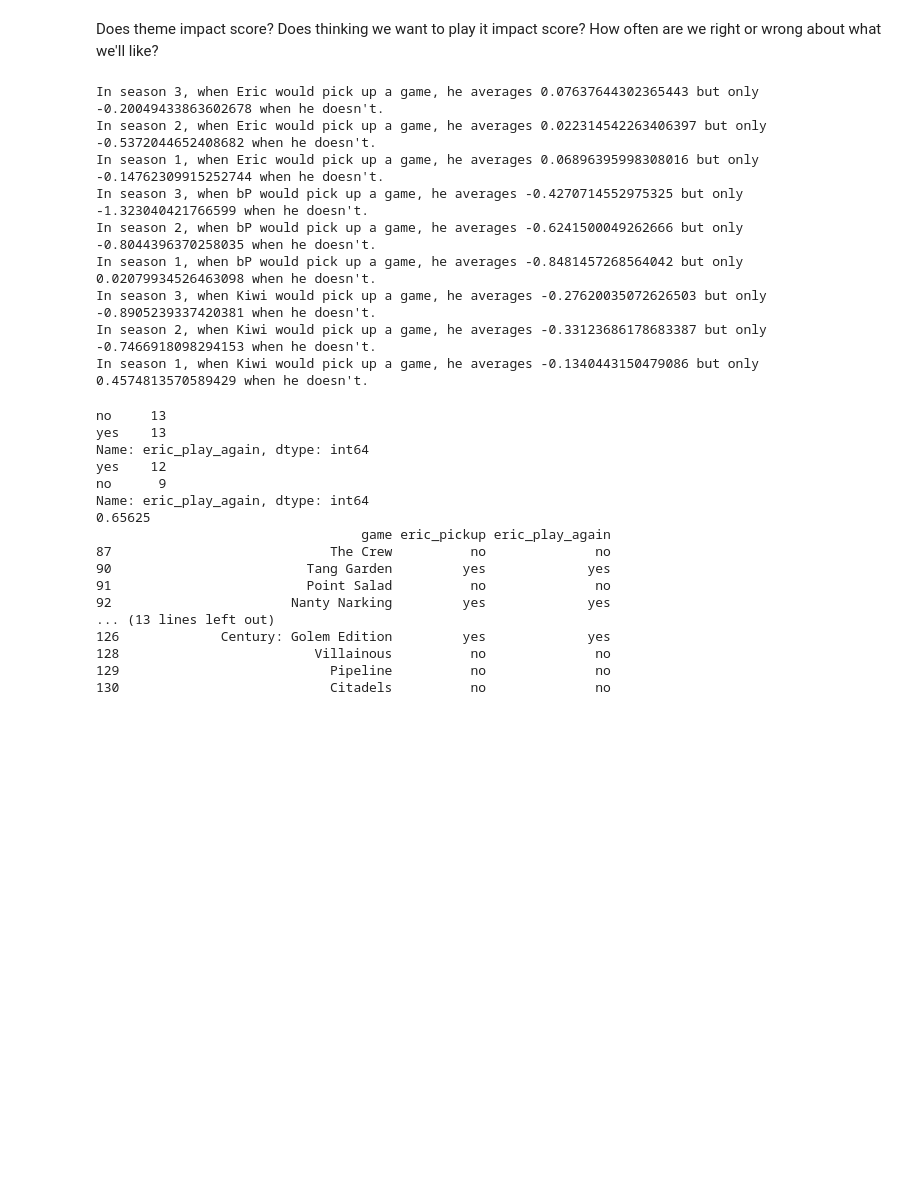
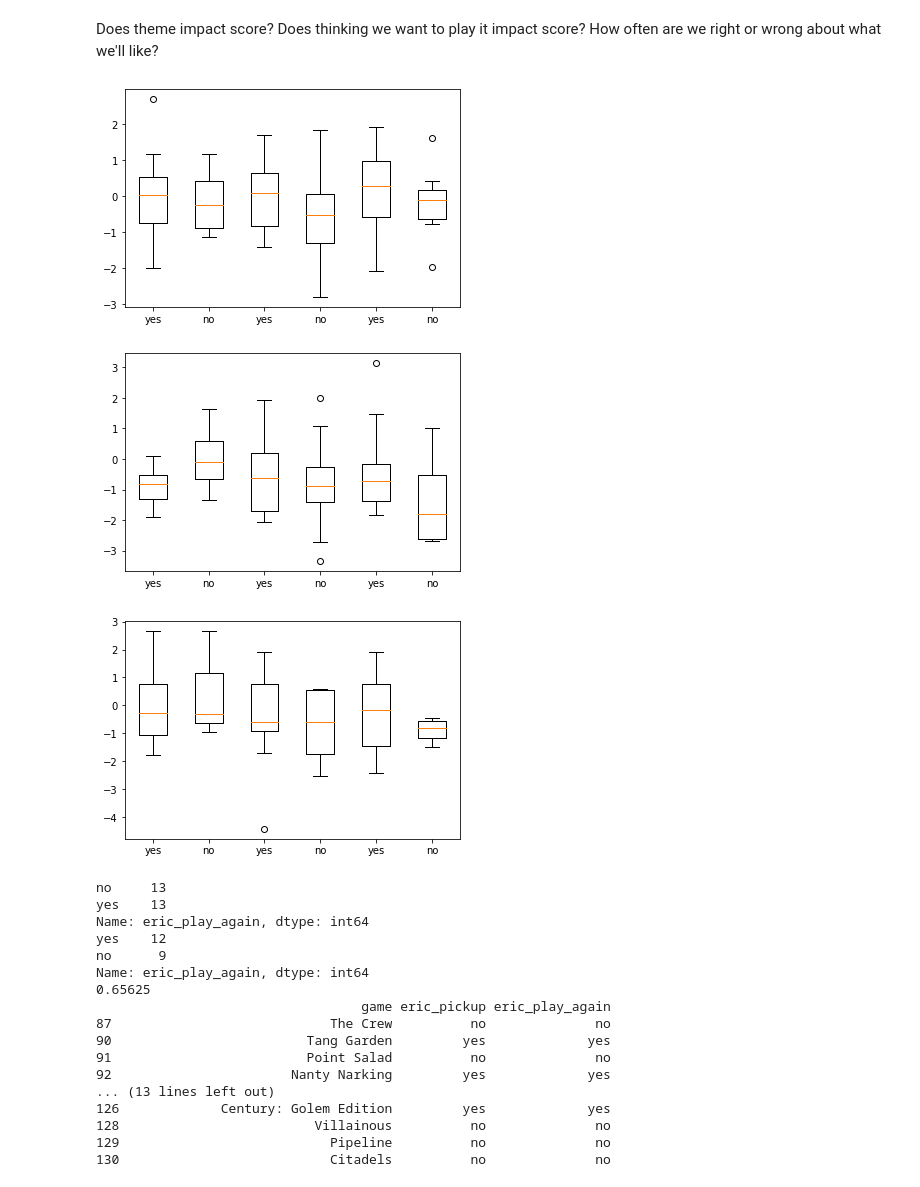
Before and after one commit to PNJaenichen/PNJaenichen.github.io, a Jupyter notebook: projects/firstTurnData/FTDataAnalysis.ipynb, the cells around one changed output. Drawn from its saved outputs; the diff is of its cells as text; code cells hidden in the pictures; blank space fills up the shorter version.

Commit message:
started exploration of scores based on wanting to play

```diff
--- a/projects/firstTurnData/FTDataAnalysis.ipynb
+++ b/projects/firstTurnData/FTDataAnalysis.ipynb
@@ -245,26 +245,40 @@ plt.show()
 Does theme impact score?
 Does thinking we want to play it impact score?
 How often are we right or wrong about what we'll like?
-# %%
-print(f"In season 3, when Eric would pick up a game, he averages {season_three[season_three['eric_pickup'] == 'yes']['eric_score_adjusted'].mean()} but only {season_three[season_three['eric_pickup'] == 'no']['eric_score_adjusted'].mean()} when he doesn't.")
-print(f"In season 2, when Eric would pick up a game, he averages {season_two[season_two['eric_pickup'] == 'yes']['eric_score_adjusted'].mean()} but only {season_two[season_two['eric_pickup'] == 'no']['eric_score_adjusted'].mean()} when he doesn't.")
-print(f"In season 1, when Eric would pick up a game, he averages {season_one[season_one['eric_pickup'] == 'yes']['eric_score_adjusted'].mean()} but only {season_one[season_one['eric_pickup'] == 'no']['eric_score_adjusted'].mean()} when he doesn't.")
-print(f"In season 3, when bP would pick up a game, he averages {season_three[season_three['bp_pickup'] == 'yes']['bp_score_adjusted'].mean()} but only {season_three[season_three['bp_pickup'] == 'no']['bp_score_adjusted'].mean()} when he doesn't.")
-print(f"In season 2, when bP would pick up a game, he averages {season_two[season_two['bp_pickup'] == 'yes']['bp_score_adjusted'].mean()} but only {season_two[season_two['bp_pickup'] == 'no']['bp_score_adjusted'].mean()} when he doesn't.")
-print(f"In season 1, when bP would pick up a game, he averages {season_one[season_one['bp_pickup'] == 'yes']['bp_score_adjusted'].mean()} but only {season_one[season_one['bp_pickup'] == 'no']['bp_score_adjusted'].mean()} when he doesn't.")
-print(f"In season 3, when Kiwi would pick up a game, he averages {season_three[season_three['kiwi_pickup'] == 'yes']['kiwi_score_adjusted'].mean()} but only {season_three[season_three['kiwi_pickup'] == 'no']['kiwi_score_adjusted'].mean()} when he doesn't.")
-print(f"In season 2, when Kiwi would pick up a game, he averages {season_two[season_two['kiwi_pickup'] == 'yes']['kiwi_score_adjusted'].mean()} but only {season_two[season_two['kiwi_pickup'] == 'no']['kiwi_score_adjusted'].mean()} when he doesn't.")
-print(f"In season 1, when Kiwi would pick up a game, he averages {season_one[season_one['kiwi_pickup'] == 'yes']['kiwi_score_adjusted'].mean()} but only {season_one[season_one['kiwi_pickup'] == 'no']['kiwi_score_adjusted'].mean()} when he doesn't.")
-# %% [output]
-In season 3, when Eric would pick up a game, he averages 0.07637644302365443 but only -0.20049433863602678 when he doesn't.
-In season 2, when Eric would pick up a game, he averages 0.022314542263406397 but only -0.5372044652408682 when he doesn't.
-In season 1, when Eric would pick up a game, he averages 0.06896395998308016 but only -0.14762309915252744 when he doesn't.
-In season 3, when bP would pick up a game, he averages -0.4270714552975325 but only -1.323040421766599 when he doesn't.
-In season 2, when bP would pick up a game, he averages -0.6241500049262666 but only -0.8044396370258035 when he doesn't.
-In season 1, when bP would pick up a game, he averages -0.8481457268564042 but only 0.02079934526463098 when he doesn't.
-In season 3, when Kiwi would pick up a game, he averages -0.27620035072626503 but only -0.8905239337420381 when he doesn't.
-In season 2, when Kiwi would pick up a game, he averages -0.33123686178683387 but only -0.7466918098294153 when he doesn't.
-In season 1, when Kiwi would pick up a game, he averages -0.1340443150479086 but only 0.4574813570589429 when he doesn't.
+# %%
+data = []
+data.append(season_one[(season_one['eric_pickup']=='yes') & (season_one['eric_score_adjusted'].notnull())]['eric_score_adjusted'])
+data.append(season_one[(season_one['eric_pickup']=='no') & (season_one['eric_score_adjusted'].notnull())]['eric_score_adjusted'])
+data.append(season_two[(season_two['eric_pickup']=='yes') & (season_two['eric_score_adjusted'].notnull())]['eric_score_adjusted'])
+data.append(season_two[(season_two['eric_pickup']=='no') & (season_two['eric_score_adjusted'].notnull())]['eric_score_adjusted'])
+data.append(season_three[(season_three['eric_pickup']=='yes') & (season_three['eric_score_adjusted'].notnull())]['eric_score_adjusted'])
+data.append(season_three[(season_three['eric_pickup']=='no') & (season_three['eric_score_adjusted'].notnull())]['eric_score_adjusted'])
+plt.boxplot(data, labels=['yes', 'no', 'yes', 'no', 'yes', 'no'])
+plt.show()
+plt.clf()
+data = []
+data.append(season_one[(season_one['bp_pickup']=='yes') & (season_one['bp_score_adjusted'].notnull())]['bp_score_adjusted'])
+data.append(season_one[(season_one['bp_pickup']=='no') & (season_one['bp_score_adjusted'].notnull())]['bp_score_adjusted'])
+data.append(season_two[(season_two['bp_pickup']=='yes') & (season_two['bp_score_adjusted'].notnull())]['bp_score_adjusted'])
+data.append(season_two[(season_two['bp_pickup']=='no') & (season_two['bp_score_adjusted'].notnull())]['bp_score_adjusted'])
+data.append(season_three[(season_three['bp_pickup']=='yes') & (season_three['bp_score_adjusted'].notnull())]['bp_score_adjusted'])
+data.append(season_three[(season_three['bp_pickup']=='no') & (season_three['bp_score_adjusted'].notnull())]['bp_score_adjusted'])
+plt.boxplot(data, labels=['yes', 'no', 'yes', 'no', 'yes', 'no'])
+plt.show()
+plt.clf()
+data = []
+data.append(season_one[(season_one['kiwi_pickup']=='yes') & (season_one['kiwi_score_adjusted'].notnull())]['kiwi_score_adjusted'])
+data.append(season_one[(season_one['kiwi_pickup']=='no') & (season_one['kiwi_score_adjusted'].notnull())]['kiwi_score_adjusted'])
+data.append(season_two[(season_two['kiwi_pickup']=='yes') & (season_two['kiwi_score_adjusted'].notnull())]['kiwi_score_adjusted'])
+data.append(season_two[(season_two['kiwi_pickup']=='no') & (season_two['kiwi_score_adjusted'].notnull())]['kiwi_score_adjusted'])
+data.append(season_three[(season_three['kiwi_pickup']=='yes') & (season_three['kiwi_score_adjusted'].notnull())]['kiwi_score_adjusted'])
+data.append(season_three[(season_three['kiwi_pickup']=='no') & (season_three['kiwi_score_adjusted'].notnull())]['kiwi_score_adjusted'])
+plt.boxplot(data, labels=['yes', 'no', 'yes', 'no', 'yes', 'no'])
+plt.show()
+# %% [output]
+[figure, added]
+[figure, added]
+[figure, added]
 # %%
 
 eric_right_wrong_three = season_three[season_three['eric_pickup'] == season_three['eric_play_again']]
```
